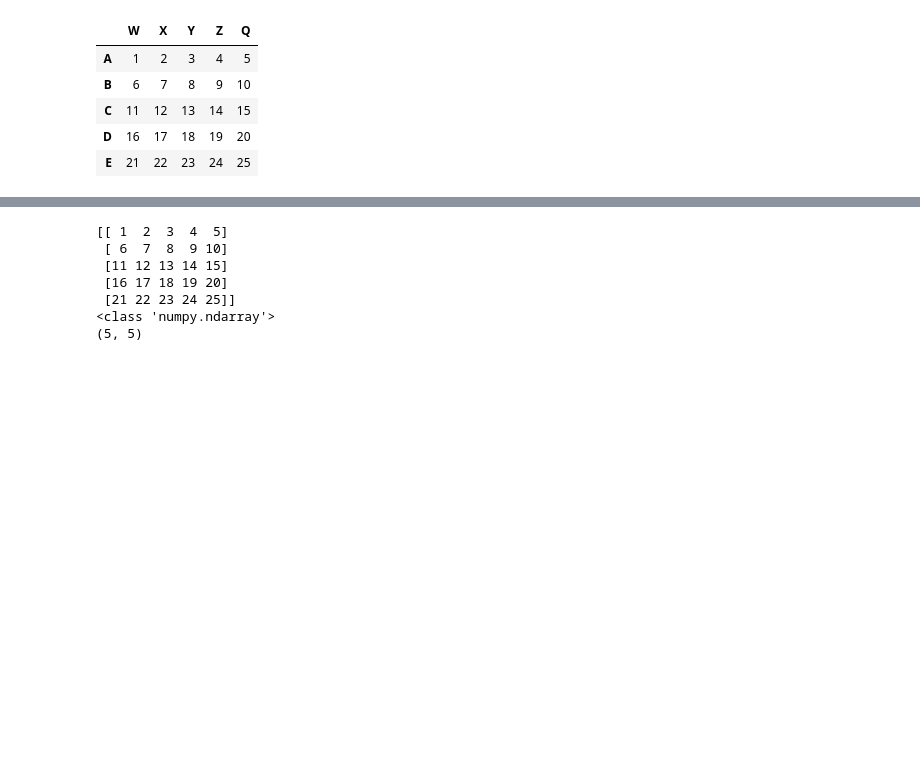
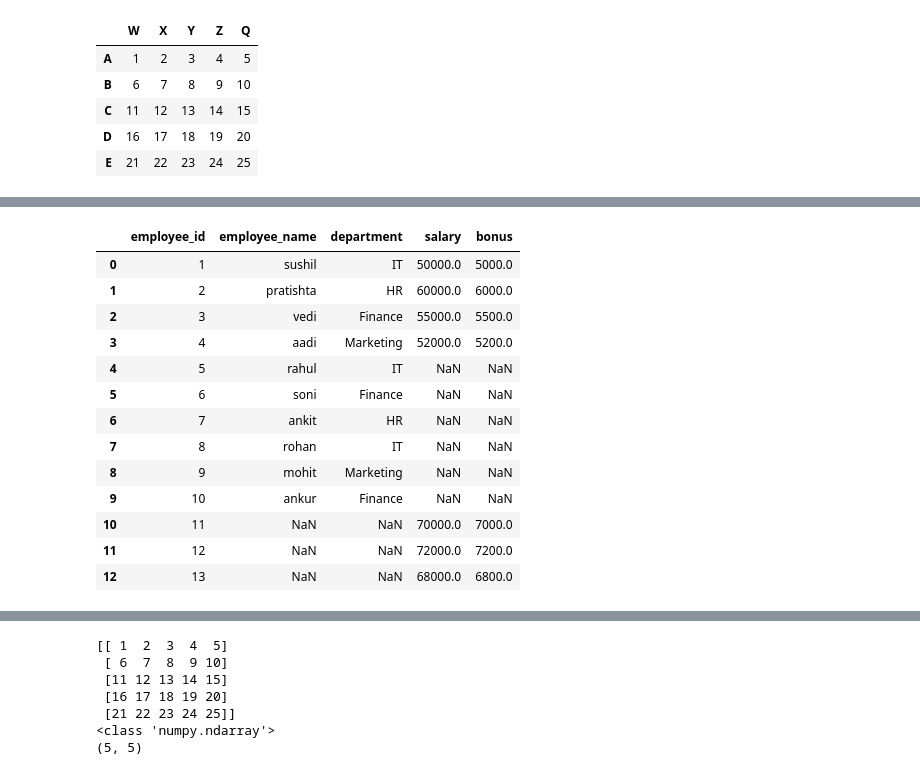
Before and after one commit to codERSunny812/python-learning, a Jupyter notebook: pyLibraries/pandas_basic.ipynb, the cells around one changed output, grey strips where cells are left out. Saved outputs shown, nothing was run; the diff lists cells and outputs as text; code cells hidden in the pictures; blank space fills up the shorter version.

Commit message:
learned about merge in pandas

```diff
--- a/pyLibraries/pandas_basic.ipynb
+++ b/pyLibraries/pandas_basic.ipynb
@@ -95,0 +367,10 @@ C  11  12
+# %%
+data_1 = {
+    "employee_id":[1,2,3,4,5,6,7,8,9,10],
+    "employee_name":["sushil","pratishta","vedi","aadi","rahul","soni","ankit","rohan","mohit","ankur"],
+    "department":["IT","HR","Finance","Marketing","IT","Finance","HR","IT","Marketing","Finance"],
+}
+
+df1= pd.DataFrame(data_1)
+
+df1
@@ -95,0 +389,10 @@ C  11  12
+# %%
+data_2 = {
+    "employee_id":[1,2,3,4,11,12,13],
+    "salary":[50000,60000,55000,52000,70000,72000,68000],
+    "bonus":[5000,6000,5500,5200,7000,7200,6800]
+}
+
+df2 = pd.DataFrame(data_2)
+
+df2
@@ -95,0 +428,17 @@ C  11  12
+# %%
+pd.merge(df1,df2,on="employee_id",how="outer") # inner join
+# %% [output]
+|  | employee_id | employee_name | department | salary | bonus |
+| 0 | 1 | sushil | IT | 50000.0 | 5000.0 |
+| 1 | 2 | pratishta | HR | 60000.0 | 6000.0 |
+| 2 | 3 | vedi | Finance | 55000.0 | 5500.0 |
+| 3 | 4 | aadi | Marketing | 52000.0 | 5200.0 |
+| 4 | 5 | rahul | IT | NaN | NaN |
+| 5 | 6 | soni | Finance | NaN | NaN |
+| 6 | 7 | ankit | HR | NaN | NaN |
+| 7 | 8 | rohan | IT | NaN | NaN |
+| 8 | 9 | mohit | Marketing | NaN | NaN |
+| 9 | 10 | ankur | Finance | NaN | NaN |
+| 10 | 11 | NaN | NaN | 70000.0 | 7000.0 |
+| 11 | 12 | NaN | NaN | 72000.0 | 7200.0 |
+| 12 | 13 | NaN | NaN | 68000.0 | 6800.0 |
```
Also changed, not shown: parts of 54 cells of this notebook, 2 other files.
